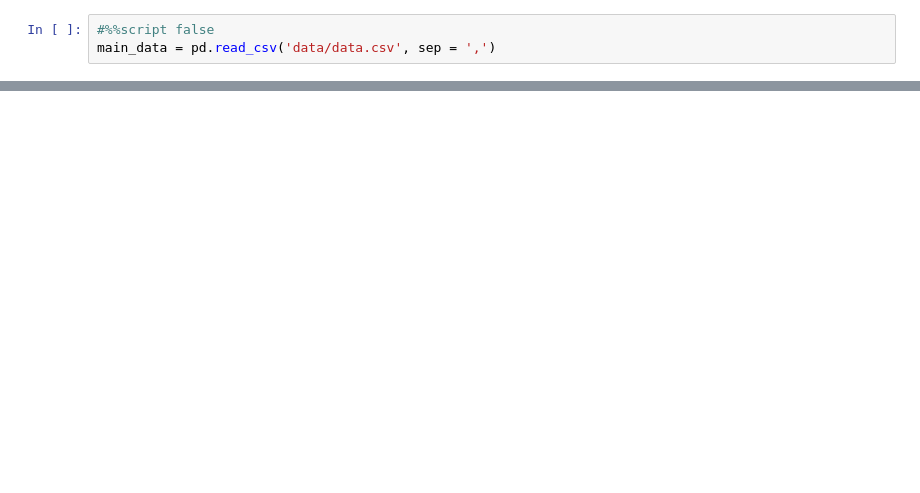
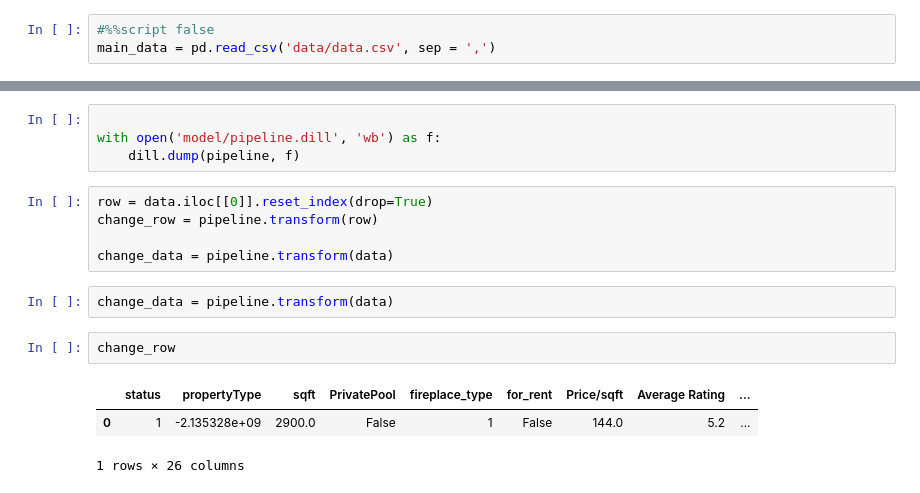
Before and after one commit to Bigilittle/Real_Estate_Price_Predictor, a Jupyter notebook: ipynb/Pipeline.ipynb, the cells around one changed output, grey strips where cells are left out. Saved outputs shown, nothing was run; the diff lists cells and outputs as text; blank space fills up the shorter version.

```diff
--- a/ipynb/Pipeline.ipynb
+++ b/ipynb/Pipeline.ipynb
@@ -921,0 +829,17 @@ KeyError: 'private pool'
+# %%
+
+with open('model/pipeline.dill', 'wb') as f:
+    dill.dump(pipeline, f)
+# %%
+row = data.iloc[[0]].reset_index(drop=True)
+change_row = pipeline.transform(row)
+
+change_data = pipeline.transform(data)
+# %%
+change_data = pipeline.transform(data)
+# %%
+change_row
+# %% [output]
+|  | status | propertyType | sqft | PrivatePool | fireplace_type | for_rent | Price/sqft | Average Rating | ... |
+| 0 | 1 | -2.135328e+09 | 2900.0 | False | 1 | False | 144.0 | 5.2 | ... |
+1 rows × 26 columns
```
Also changed, not shown: parts of 47 cells of this notebook, 5 other files.
